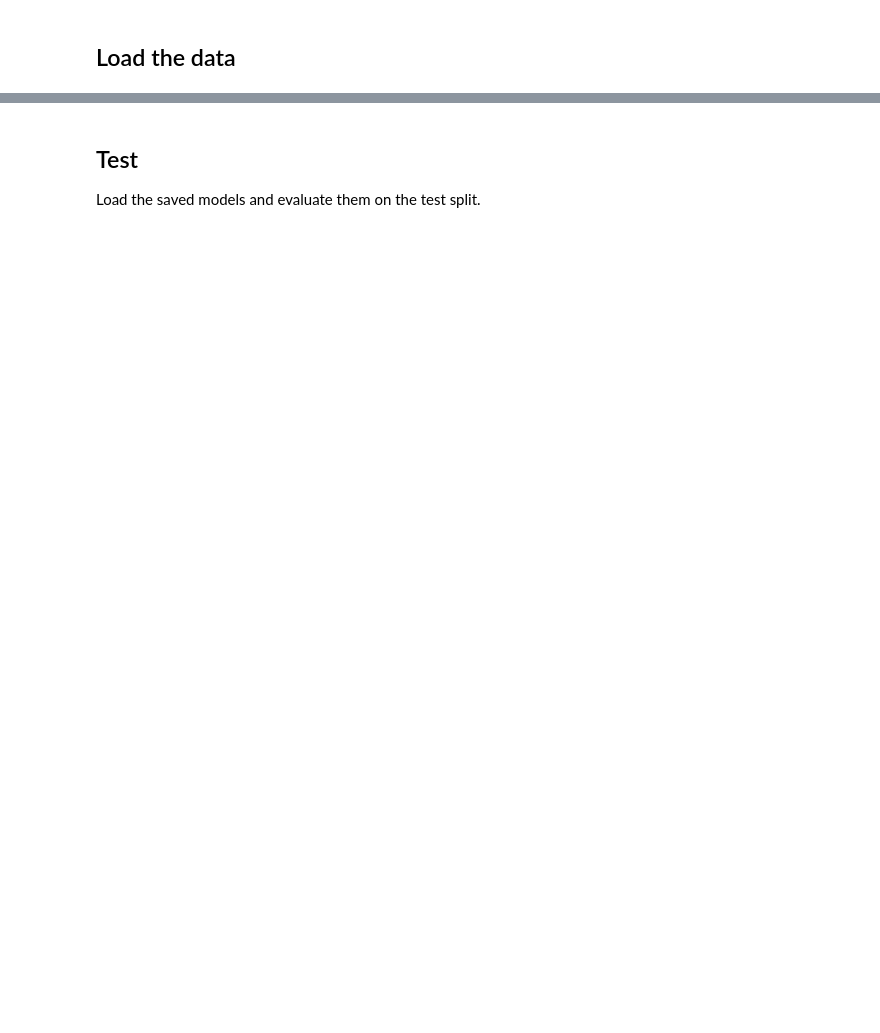
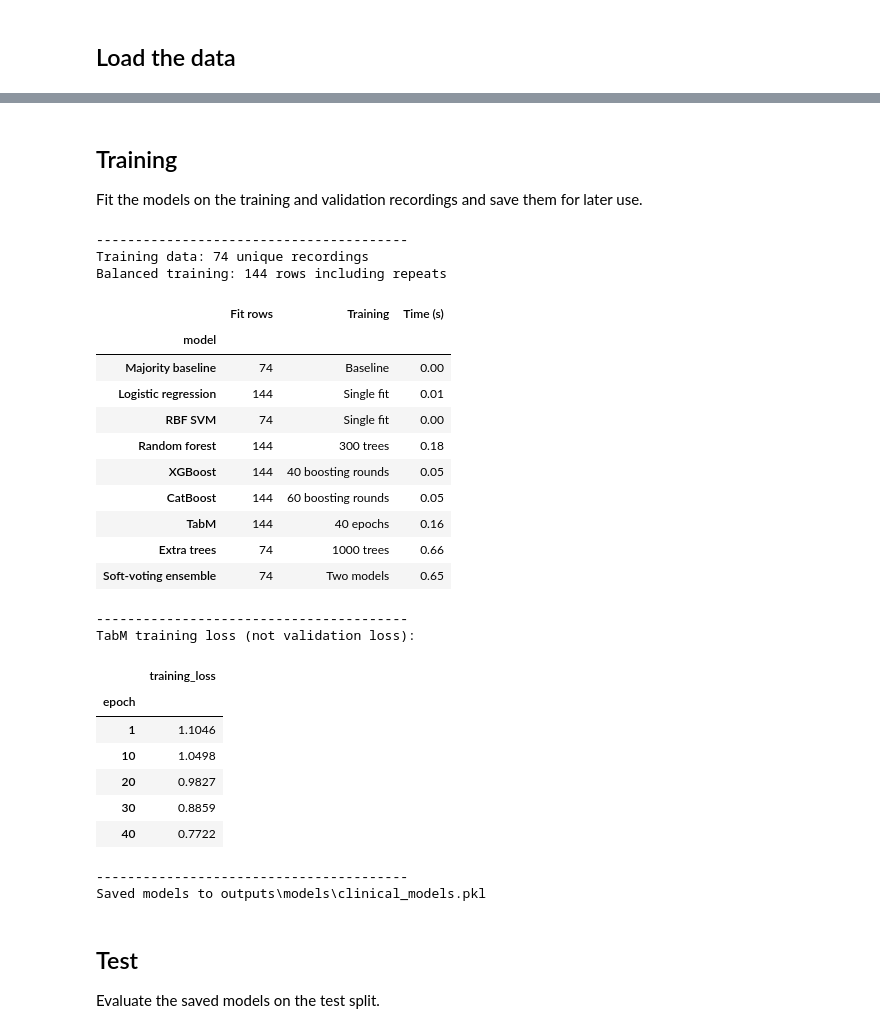
Before and after one commit to lucaa333/multimodal_rbd_sleep_analysis, a Jupyter notebook: notebooks/04_model_comparison.ipynb, the cells around one changed output, grey strips where cells are left out. Cells and saved outputs as stored; diff of their text form; code cells hidden in the pictures; blank space fills up the shorter version.

```diff
--- a/notebooks/04_model_comparison.ipynb
+++ b/notebooks/04_model_comparison.ipynb
@@ -623,6 +176,76 @@ plt.show()
+# %% [markdown]
+## Training
+
+Fit the models on the training and validation recordings and save them for later use.
+# %%
+development = pd.concat([splits['train'], splits['validation']], ignore_index=True)
+X_development = development[FEATURES]
+y_development = pd.Categorical(development['class_name'], categories=CLASSES).codes
+balanced = oversample(y_development, np.random.default_rng(42))
+models = make_models(42)
+training_rows = []
+steps = {'Majority baseline': 'Baseline', 'Logistic regression': 'Single fit', 'RBF SVM': 'Single fit',
+         'Random forest': '300 trees', 'XGBoost': '40 boosting rounds', 'CatBoost': '60 boosting rounds',
+         'TabM': '40 epochs', 'Extra trees': '1000 trees', 'Soft-voting ensemble': 'Two models'}
+progress = tqdm(models.items(), desc='Training', unit='model')
+for name, model in progress:
+    progress.set_postfix_str(name)
+    indices = balanced if name in OVERSAMPLED_MODELS else np.arange(len(development))
+    started = perf_counter()
+    model.fit(X_development.iloc[indices], y_development[indices])
+    training_rows.append({'model': name, 'fit_rows': len(indices),
+                          'training_mode': steps[name], 'seconds': perf_counter() - started})
+
+def sha256(path):
+    return hashlib.sha256(path.read_bytes()).hexdigest()
+
+MODEL_FILE.parent.mkdir(parents=True, exist_ok=True)
+bundle = {'models': models, 'features': FEATURES, 'classes': CLASSES.tolist(),
+          'development_ids': development['record_id'].tolist(),
+          'hashes': {name: sha256(SPLIT_DIR / f'{name}.csv') for name in ('train', 'validation')}}
+with MODEL_FILE.open('wb') as file:
+    cloudpickle.dump(bundle, file)
+print('\n' + '-' * 40)
+print(f'Training data: {len(development)} unique recordings')
+print(f'Balanced training: {len(balanced)} rows including repeats\n')
+training_summary = pd.DataFrame(training_rows).set_index('model').round({'seconds': 2})
+display(training_summary.rename(columns={'fit_rows': 'Fit rows', 'training_mode': 'Training', 'seconds': 'Time (s)'}))
+losses = models['TabM'].named_steps['fixedepochtabm'].loss_curve_
+epochs = [1, 10, 20, 30, 40]
+print('\n' + '-' * 40)
+print('TabM training loss (not validation loss):')
+display(pd.DataFrame({'epoch': epochs, 'training_loss': [losses[epoch - 1] for epoch in epochs]}).set_index('epoch').round(4))
+print('\n' + '-' * 40)
+print(f'Saved models to {MODEL_FILE.relative_to(PROJECT_ROOT)}')
+# %% [output]
+----------------------------------------
+Training data: 74 unique recordings
+Balanced training: 144 rows including repeats
+|  | Fit rows | Training | Time (s) |
+| model |  |  |  |
+| Majority baseline | 74 | Baseline | 0.00 |
+| Logistic regression | 144 | Single fit | 0.01 |
+| RBF SVM | 74 | Single fit | 0.00 |
+| Random forest | 144 | 300 trees | 0.18 |
+| XGBoost | 144 | 40 boosting rounds | 0.05 |
+| CatBoost | 144 | 60 boosting rounds | 0.05 |
+| TabM | 144 | 40 epochs | 0.16 |
+| Extra trees | 74 | 1000 trees | 0.66 |
+| Soft-voting ensemble | 74 | Two models | 0.65 |
+----------------------------------------
+TabM training loss (not validation loss):
+|  | training_loss |
+| epoch |  |
+| 1 | 1.1046 |
+| 10 | 1.0498 |
+| 20 | 0.9827 |
+| 30 | 0.8859 |
+| 40 | 0.7722 |
+----------------------------------------
+Saved models to outputs\models\clinical_models.pkl
 # %% [markdown]
 ## Test
 
-Load the saved models and evaluate them on the test split.
+Evaluate the saved models on the test split.
 # %%
 import hashlib
```
Also changed, not shown: parts of 27 cells of this notebook, 10 other files.
